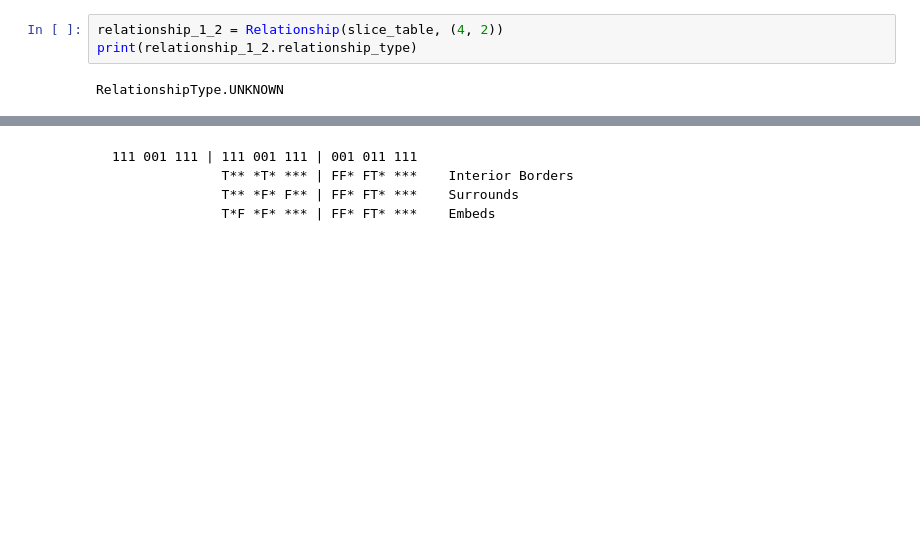
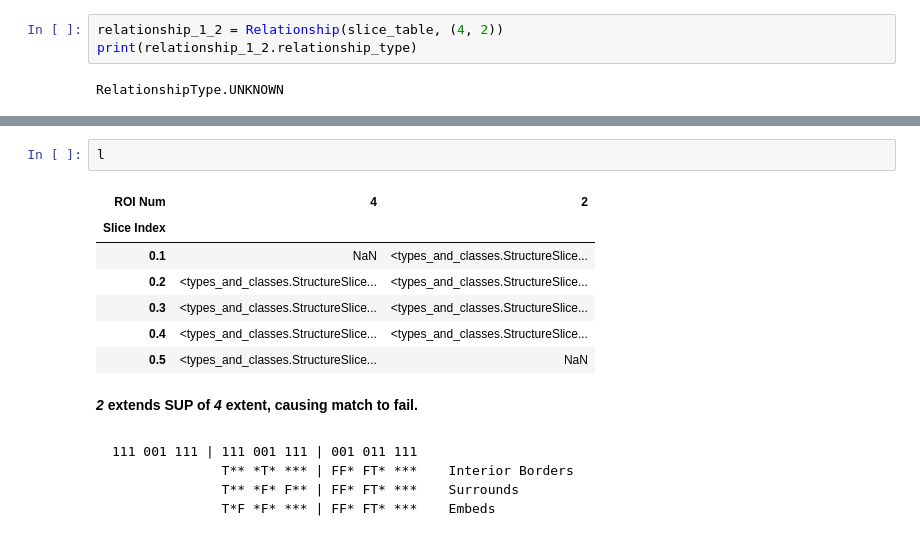
Before and after one commit to GregSal/StructureRelations, a Jupyter notebook: src/StructureRelationsTests.ipynb, the cells around one changed output, grey strips where cells are left out. Drawn from its saved outputs; the diff is of its cells as text; blank space fills up the shorter version.

````diff
--- a/src/StructureRelationsTests.ipynb
+++ b/src/StructureRelationsTests.ipynb
@@ -134,3 +151,15 @@ bin(relation_binary)
+# %%
+l
+# %% [output]
+| ROI Num | 4 | 2 |
+| Slice Index |  |  |
+| 0.1 | NaN | <types_and_classes.StructureSlice... |
+| 0.2 | <types_and_classes.StructureSlice... | <types_and_classes.StructureSlice... |
+| 0.3 | <types_and_classes.StructureSlice... | <types_and_classes.StructureSlice... |
+| 0.4 | <types_and_classes.StructureSlice... | <types_and_classes.StructureSlice... |
+| 0.5 | <types_and_classes.StructureSlice... | NaN |
+# %% [markdown]
+**_2_ extends SUP of _4_ extent, causing match to fail.**
 # %% [markdown]
 ```
 111 001 111 | 111 001 111 | 001 011 111
````
Also changed, not shown: parts of 11 cells of this notebook, 1 other file.
